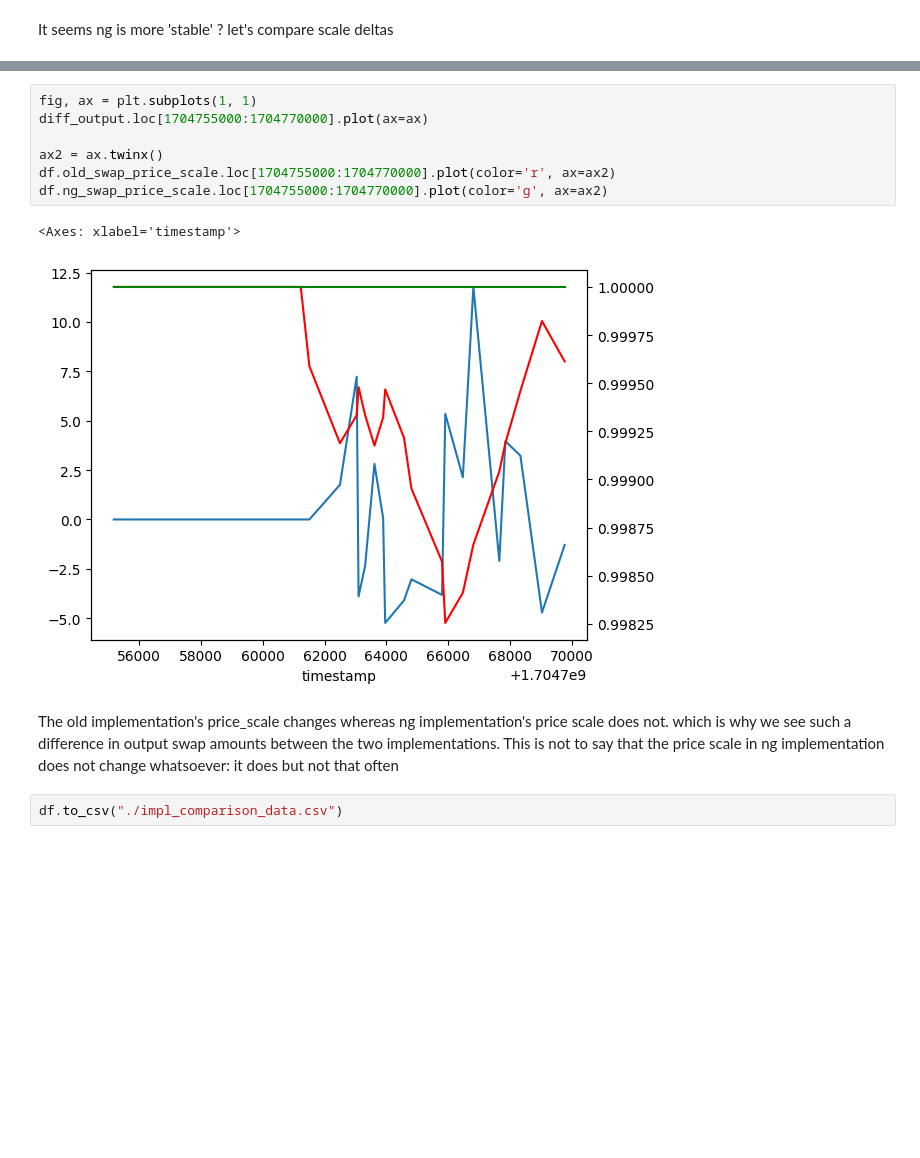
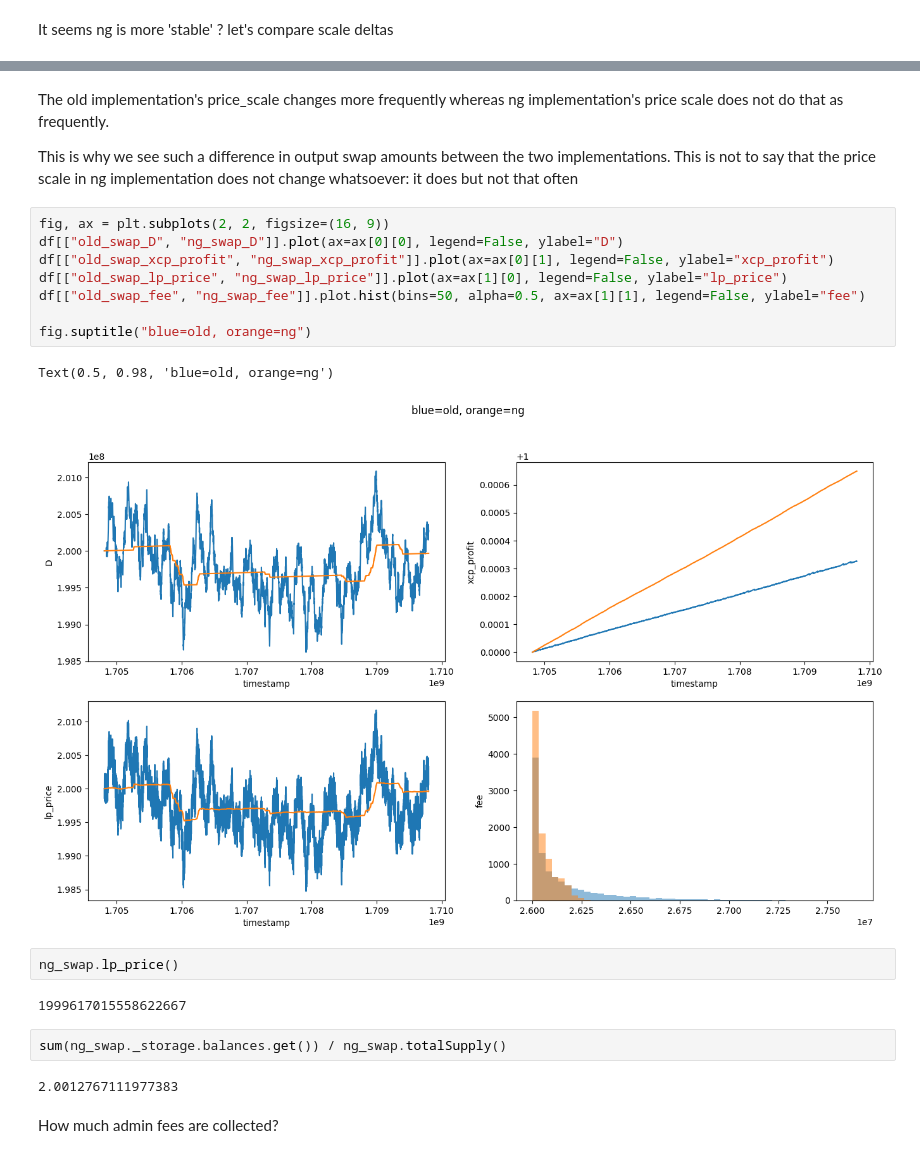
Before and after one commit to curvefi/twocrypto-ng, a Jupyter notebook: scripts/experiments/compare_versions.ipynb, the cells around one changed output, grey strips where cells are left out. Drawn from its saved outputs; the diff is of its cells as text; blank space fills up the shorter version.

Commit message:
finish comparison

```diff
--- a/scripts/experiments/compare_versions.ipynb
+++ b/scripts/experiments/compare_versions.ipynb
@@ -382,14 +344,25 @@ diff_output.loc[1704755000:1704771032].plot()
-# %%
-fig, ax = plt.subplots(1, 1)
-diff_output.loc[1704755000:1704770000].plot(ax=ax)
-
-ax2 = ax.twinx()
-df.old_swap_price_scale.loc[1704755000:1704770000].plot(color='r', ax=ax2)
-df.ng_swap_price_scale.loc[1704755000:1704770000].plot(color='g', ax=ax2)
-# %% [output]
-<Axes: xlabel='timestamp'>
-[figure, removed]
 # %% [markdown]
-The old implementation's price_scale changes whereas ng implementation's price scale does not. which is why we see such a difference in output swap amounts between the two implementations. This is not to say that the price scale in ng implementation does not change whatsoever: it does but not that often
+The old implementation's price_scale changes more frequently whereas ng implementation's price scale does not do that as frequently.
+
+This is why we see such a difference in output swap amounts between the two implementations. This is not to say that the price scale in ng implementation does not change whatsoever: it does but not that often
-# %%
-df.to_csv("./impl_comparison_data.csv")
+# %%
+fig, ax = plt.subplots(2, 2, figsize=(16, 9))
+df[["old_swap_D", "ng_swap_D"]].plot(ax=ax[0][0], legend=False, ylabel="D")
+df[["old_swap_xcp_profit", "ng_swap_xcp_profit"]].plot(ax=ax[0][1], legend=False, ylabel="xcp_profit")
+df[["old_swap_lp_price", "ng_swap_lp_price"]].plot(ax=ax[1][0], legend=False, ylabel="lp_price")
+df[["old_swap_fee", "ng_swap_fee"]].plot.hist(bins=50, alpha=0.5, ax=ax[1][1], legend=False, ylabel="fee")
+
+fig.suptitle("blue=old, orange=ng")
+# %% [output]
+Text(0.5, 0.98, 'blue=old, orange=ng')
+[figure, added]
+# %%
+ng_swap.lp_price()
+# %% [output]
+1999617015558622667
+# %%
+sum(ng_swap._storage.balances.get()) / ng_swap.totalSupply()
+# %% [output]
+2.0012767111977383
+# %% [markdown]
+How much admin fees are collected?
```
Also changed, not shown: parts of 26 cells of this notebook.
